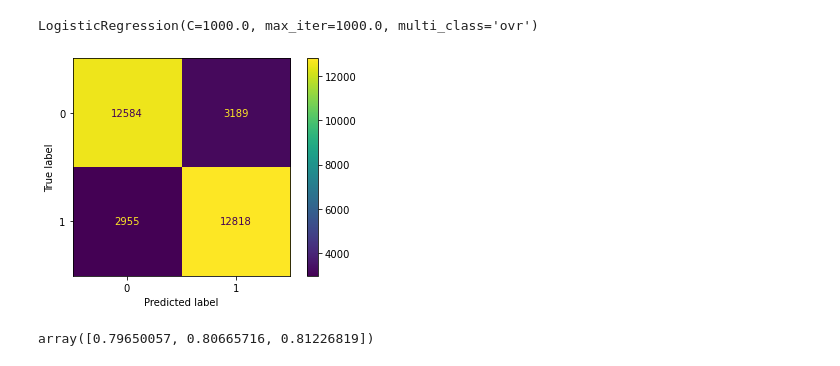
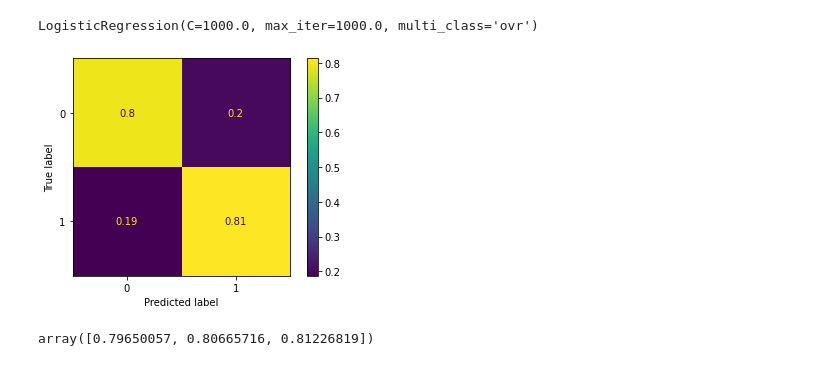
Before and after one commit to JulianHe1991/FluShotLearning, a Jupyter notebook: H1N1_Predictive_Modeling.ipynb, the cells around one changed output. Saved outputs shown, nothing was run; the diff lists cells and outputs as text; code cells hidden in the pictures.

```diff
--- a/H1N1_Predictive_Modeling.ipynb
+++ b/H1N1_Predictive_Modeling.ipynb
@@ -856,9 +855,9 @@ log_model.fit(X_train_scaled,y_train)
 # %% [output]
 LogisticRegression(C=1000.0, max_iter=1000.0, multi_class='ovr')
 # %%
-plot_confusion_matrix(log_model,X_train_scaled,y_train);
+plot_confusion_matrix(log_model,X_train_scaled,y_train, normalize='true');
 # %% [output]
-[figure, old version]
+[figure, new version]
 # %%
 
 cv_scores = cross_val_score(log_model,X_train_scaled,y_train,cv=3)
```
Also changed, not shown: parts of 26 cells of this notebook.
